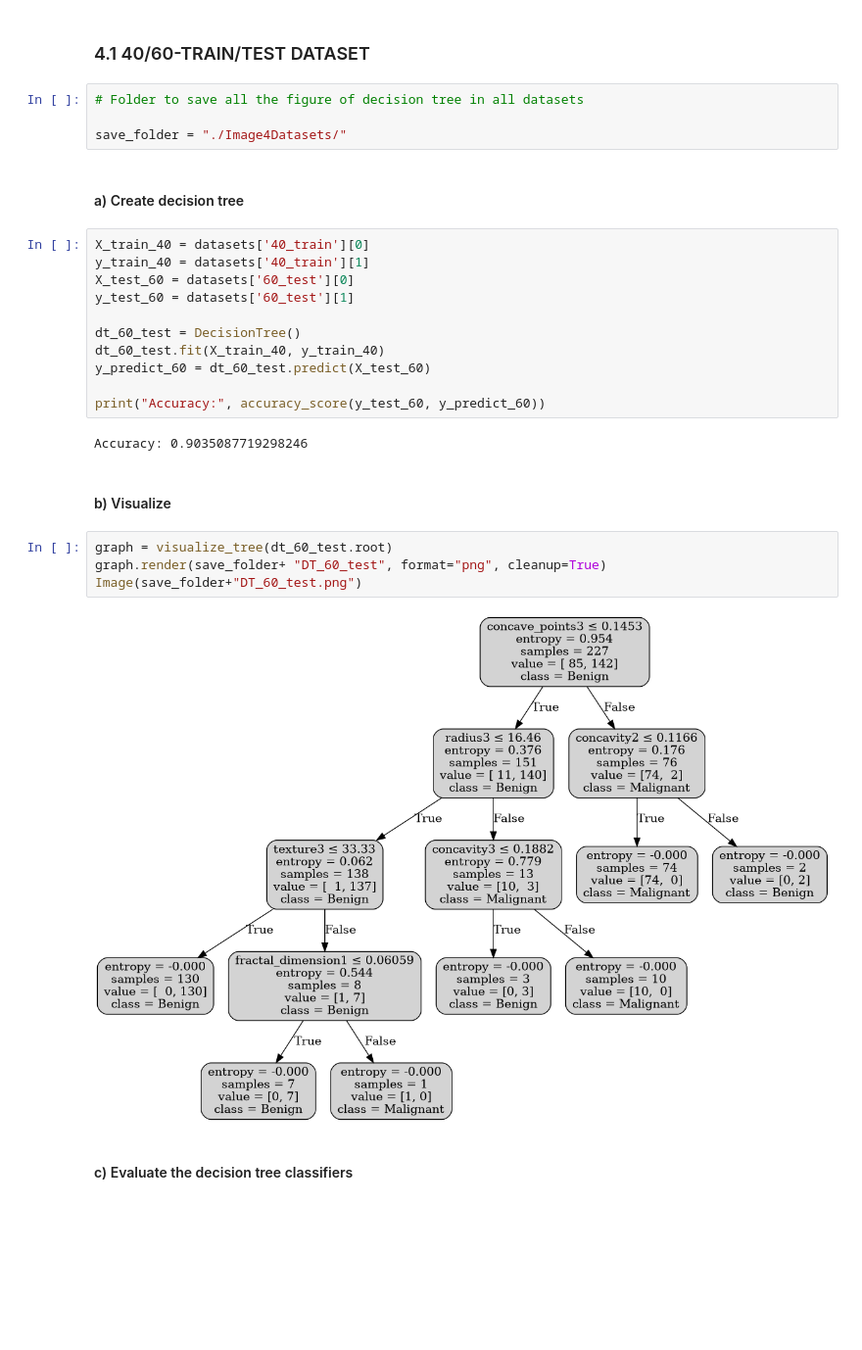
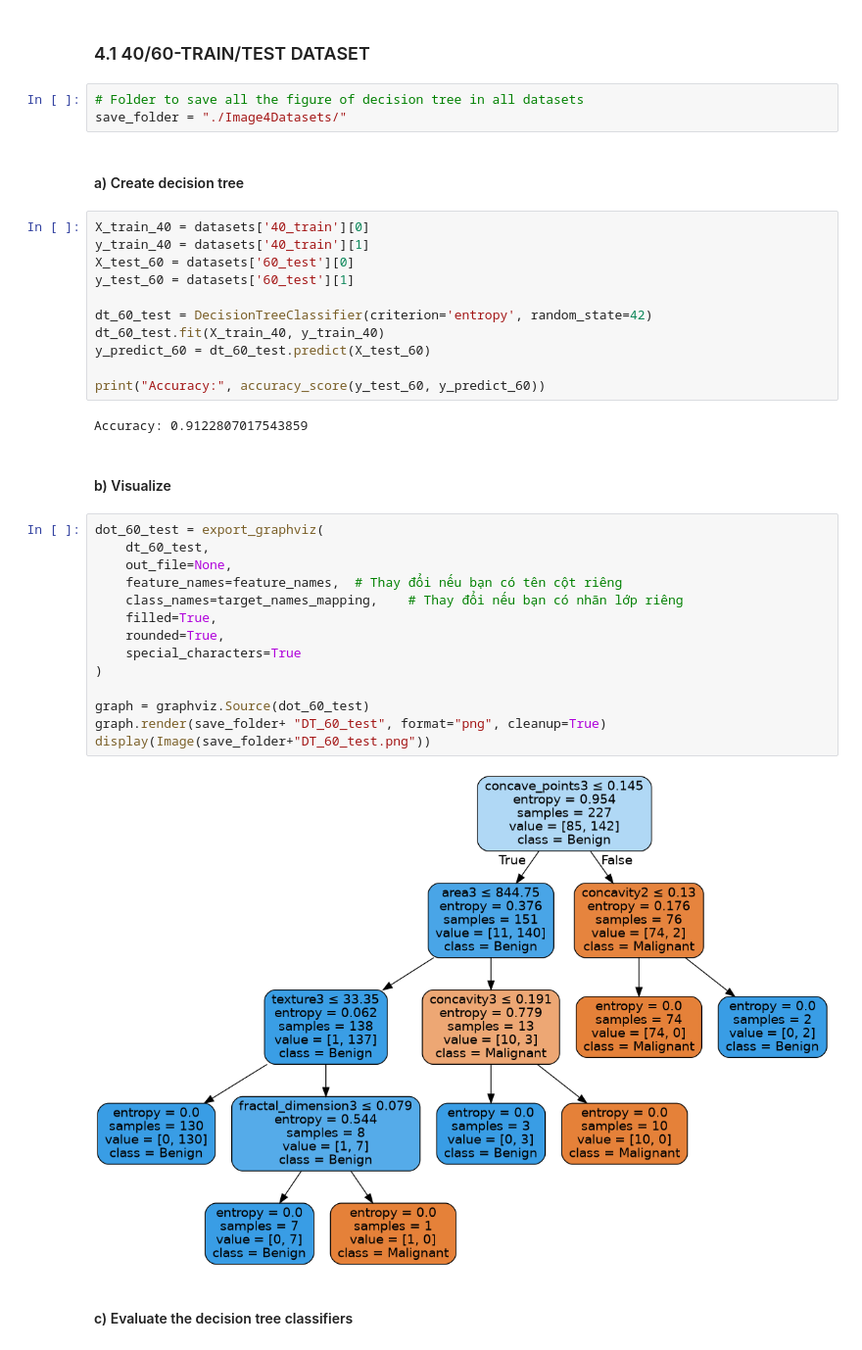
Before and after one commit to Tuyen572004/Decision-Tree, a Jupyter notebook: Source/Cancer/DecisionTree_Cancer.ipynb, the cells around one changed output. Shown at 98% size. Cells and saved outputs as stored; diff of their text form; blank space fills up the shorter version.

```diff
--- a/Source/Cancer/DecisionTree_Cancer.ipynb
+++ b/Source/Cancer/DecisionTree_Cancer.ipynb
@@ -261,7 +101,6 @@ def visualize_tree(node, graph=None, parent=None, edge_label=""):
 ### 4.1 40/60-TRAIN/TEST DATASET
 # %%
 # Folder to save all the figure of decision tree in all datasets
-
 save_folder = "./Image4Datasets/"
 # %% [markdown]
 #### a) Create decision tree
@@ -271,21 +110,31 @@ y_train_40 = datasets['40_train'][1]
 X_test_60 = datasets['60_test'][0]
 y_test_60 = datasets['60_test'][1]
 
-dt_60_test = DecisionTree()
+dt_60_test = DecisionTreeClassifier(criterion='entropy', random_state=42)
 dt_60_test.fit(X_train_40, y_train_40)
 y_predict_60 = dt_60_test.predict(X_test_60)
 
 print("Accuracy:", accuracy_score(y_test_60, y_predict_60))
 # %% [output]
-Accuracy: 0.9035087719298246
+Accuracy: 0.9122807017543859
 # %% [markdown]
 #### b) Visualize
-# %%
-graph = visualize_tree(dt_60_test.root)
-graph.render(save_folder+ "DT_60_test", format="png", cleanup=True)
-Image(save_folder+"DT_60_test.png")
-# %% [output]
-[figure, removed]
+# %%
+dot_60_test = export_graphviz(
+    dt_60_test,
+    out_file=None,
+    feature_names=feature_names,  # Thay đổi nếu bạn có tên cột riêng
+    class_names=target_names_mapping,    # Thay đổi nếu bạn có nhãn lớp riêng
+    filled=True,
+    rounded=True,
+    special_characters=True
+)
+
+graph = graphviz.Source(dot_60_test)
+graph.render(save_folder+ "DT_60_test", format="png", cleanup=True)
+display(Image(save_folder+"DT_60_test.png"))
+# %% [output]
+[figure, added]
 # %% [markdown]
 #### c) Evaluate the decision tree classifiers
 # %%
```
Also changed, not shown: parts of 17 cells of this notebook, 11 other files.
